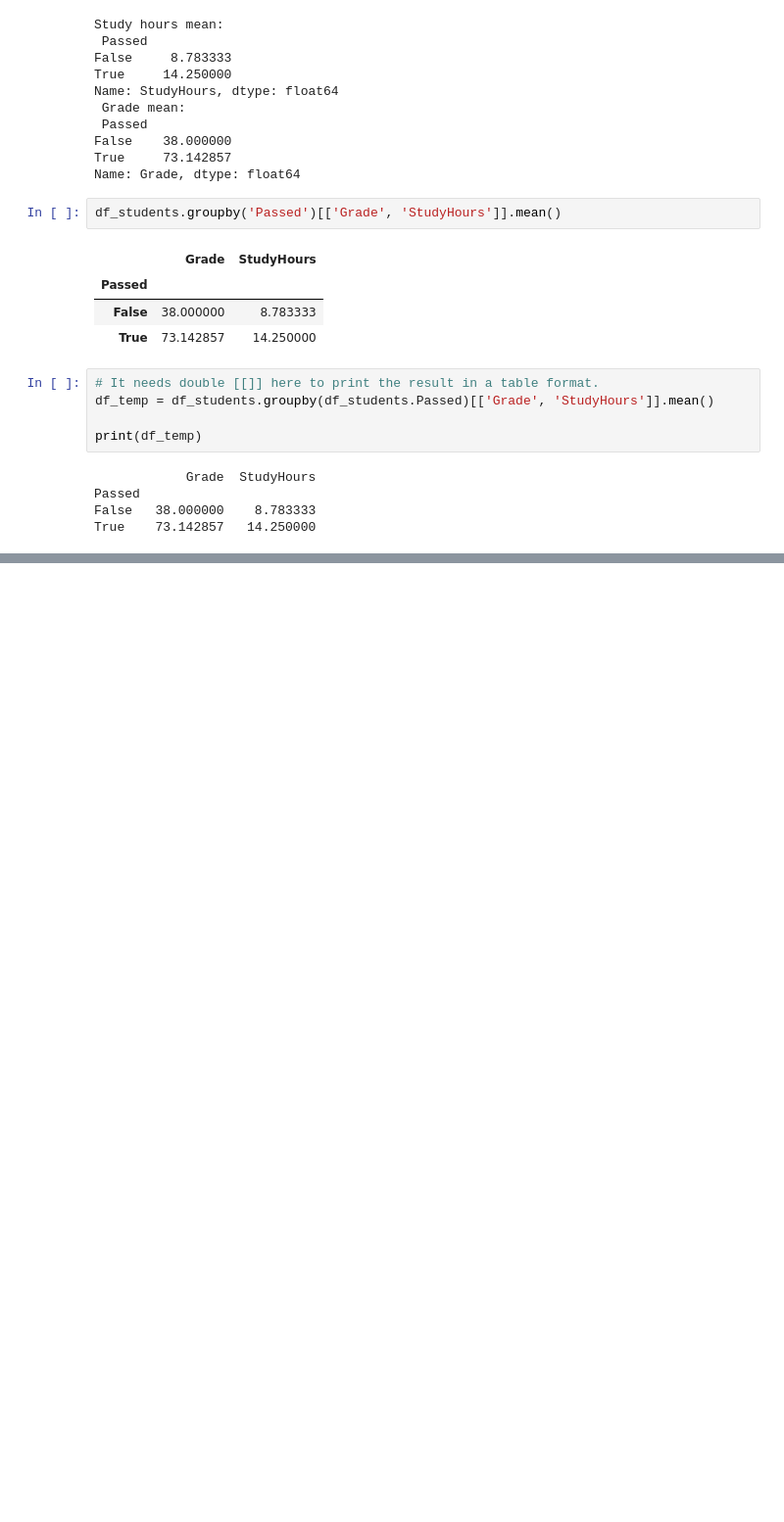
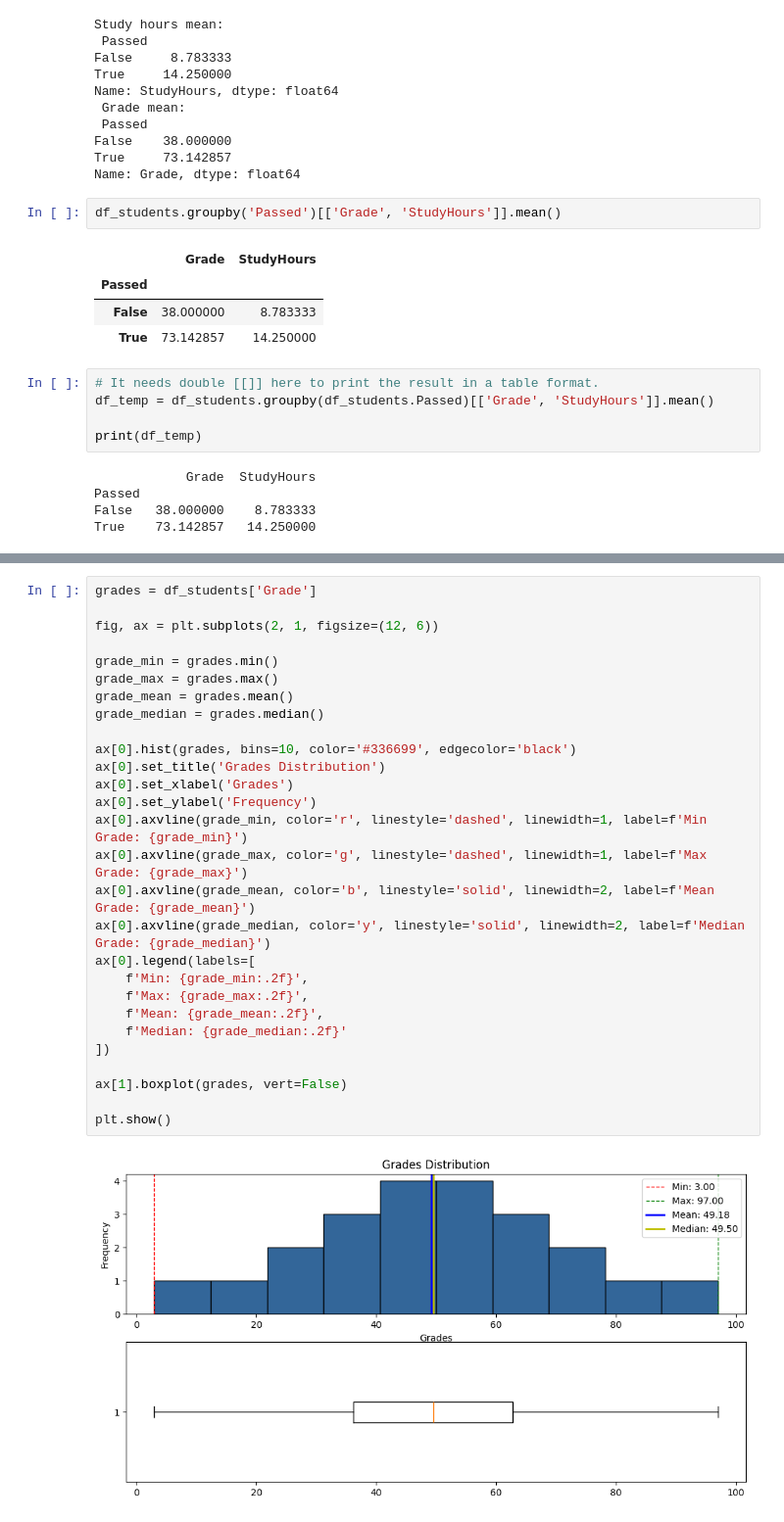
Before and after one commit to harborwang/mslearn-introduction-to-machine-learning, a Jupyter notebook: grades.ipynb, the cells around one changed output, grey strips where cells are left out. Shown: that part at 98% size. Saved outputs shown, nothing was run; the diff lists cells and outputs as text; blank space fills up the shorter version.

```diff
--- a/grades.ipynb
+++ b/grades.ipynb
@@ -129,0 +159,30 @@ plt.show()
+# %%
+grades = df_students['Grade']
+
+fig, ax = plt.subplots(2, 1, figsize=(12, 6))
+
+grade_min = grades.min()
+grade_max = grades.max()
+grade_mean = grades.mean()
+grade_median = grades.median()
+
+ax[0].hist(grades, bins=10, color='#336699', edgecolor='black')
+ax[0].set_title('Grades Distribution')
+ax[0].set_xlabel('Grades')
+ax[0].set_ylabel('Frequency')
+ax[0].axvline(grade_min, color='r', linestyle='dashed', linewidth=1, label=f'Min Grade: {grade_min}')
+ax[0].axvline(grade_max, color='g', linestyle='dashed', linewidth=1, label=f'Max Grade: {grade_max}')
+ax[0].axvline(grade_mean, color='b', linestyle='solid', linewidth=2, label=f'Mean Grade: {grade_mean}')
+ax[0].axvline(grade_median, color='y', linestyle='solid', linewidth=2, label=f'Median Grade: {grade_median}')
+ax[0].legend(labels=[
+    f'Min: {grade_min:.2f}',
+    f'Max: {grade_max:.2f}',
+    f'Mean: {grade_mean:.2f}',
+    f'Median: {grade_median:.2f}'
+])
+
+ax[1].boxplot(grades, vert=False)
+
+plt.show()
+# %% [output]
+[figure, added]
```
Also changed, not shown: parts of 8 cells of this notebook.
